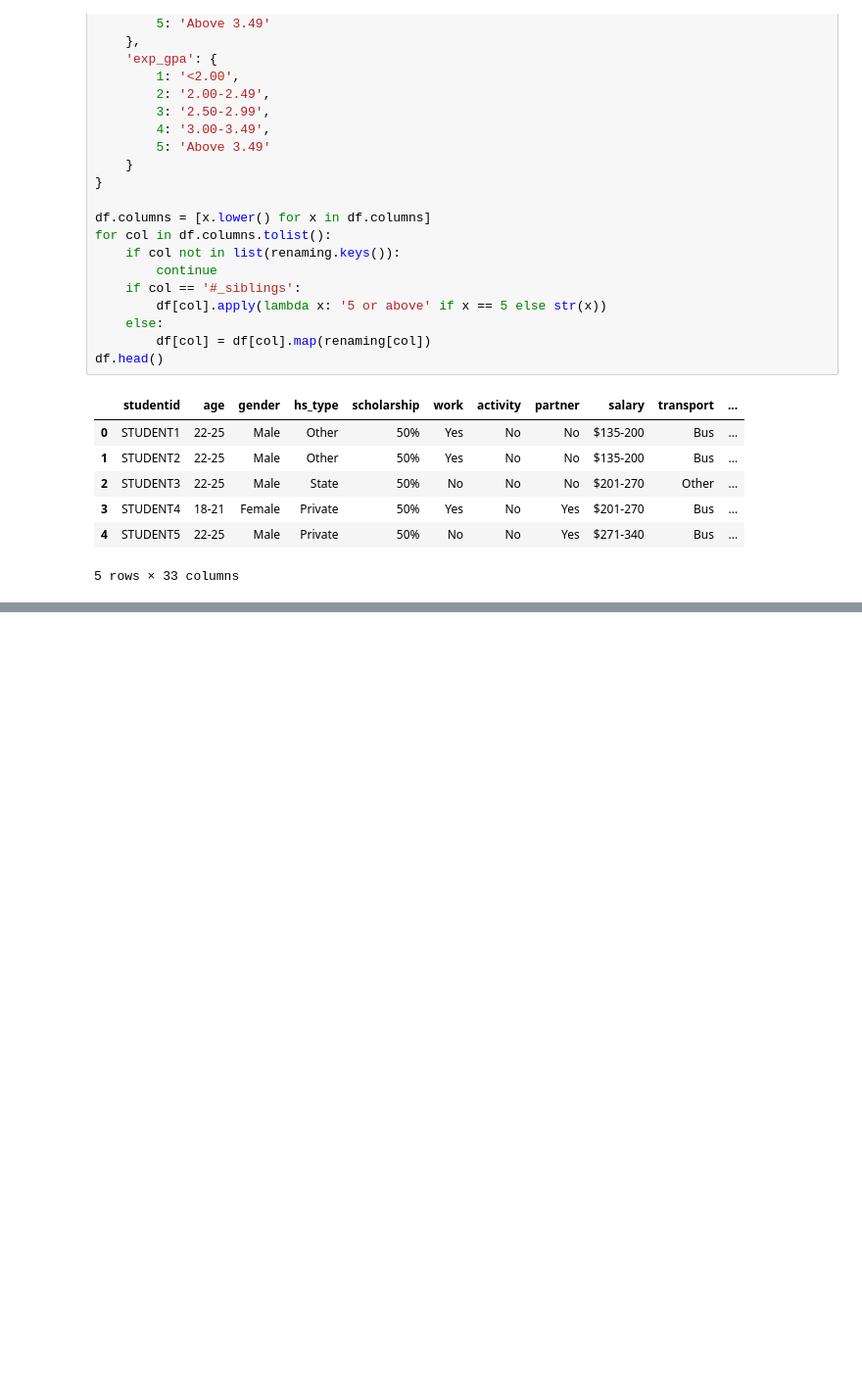
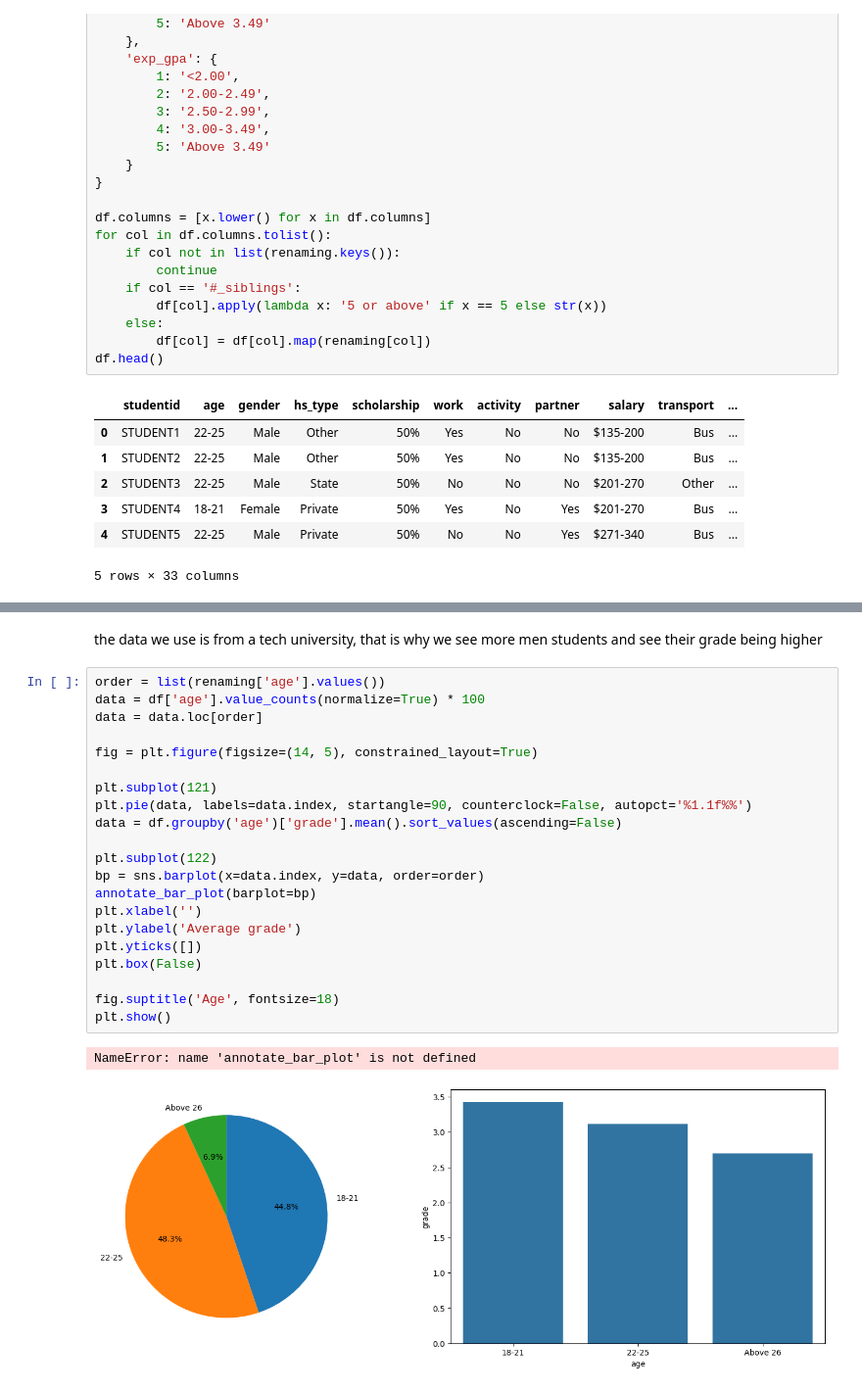
Before and after one commit to CalinCezar/Excalibur-Project, a Jupyter notebook: student_data/student.ipynb, the cells around one changed output, grey strips where cells are left out. Shown at 98% size. Drawn from its saved outputs; the diff is of its cells as text; blank space fills up the shorter version.

```diff
--- a/student_data/student.ipynb
+++ b/student_data/student.ipynb
@@ -236,0 +276,26 @@ df.head()
+# %% [markdown]
+the data we use is from a tech university, that is why we see more men students and see their grade being higher
+# %%
+order = list(renaming['age'].values())
+data = df['age'].value_counts(normalize=True) * 100
+data = data.loc[order]
+
+fig = plt.figure(figsize=(14, 5), constrained_layout=True)
+
+plt.subplot(121)
+plt.pie(data, labels=data.index, startangle=90, counterclock=False, autopct='%1.1f%%')
+data = df.groupby('age')['grade'].mean().sort_values(ascending=False)
+
+plt.subplot(122)
+bp = sns.barplot(x=data.index, y=data, order=order)
+annotate_bar_plot(barplot=bp)
+plt.xlabel('')
+plt.ylabel('Average grade')
+plt.yticks([])
+plt.box(False)
+
+fig.suptitle('Age', fontsize=18)
+plt.show()
+# %% [output]
+NameError: name 'annotate_bar_plot' is not defined
+[figure, added]
```
Also changed, not shown: parts of 52 cells of this notebook.
